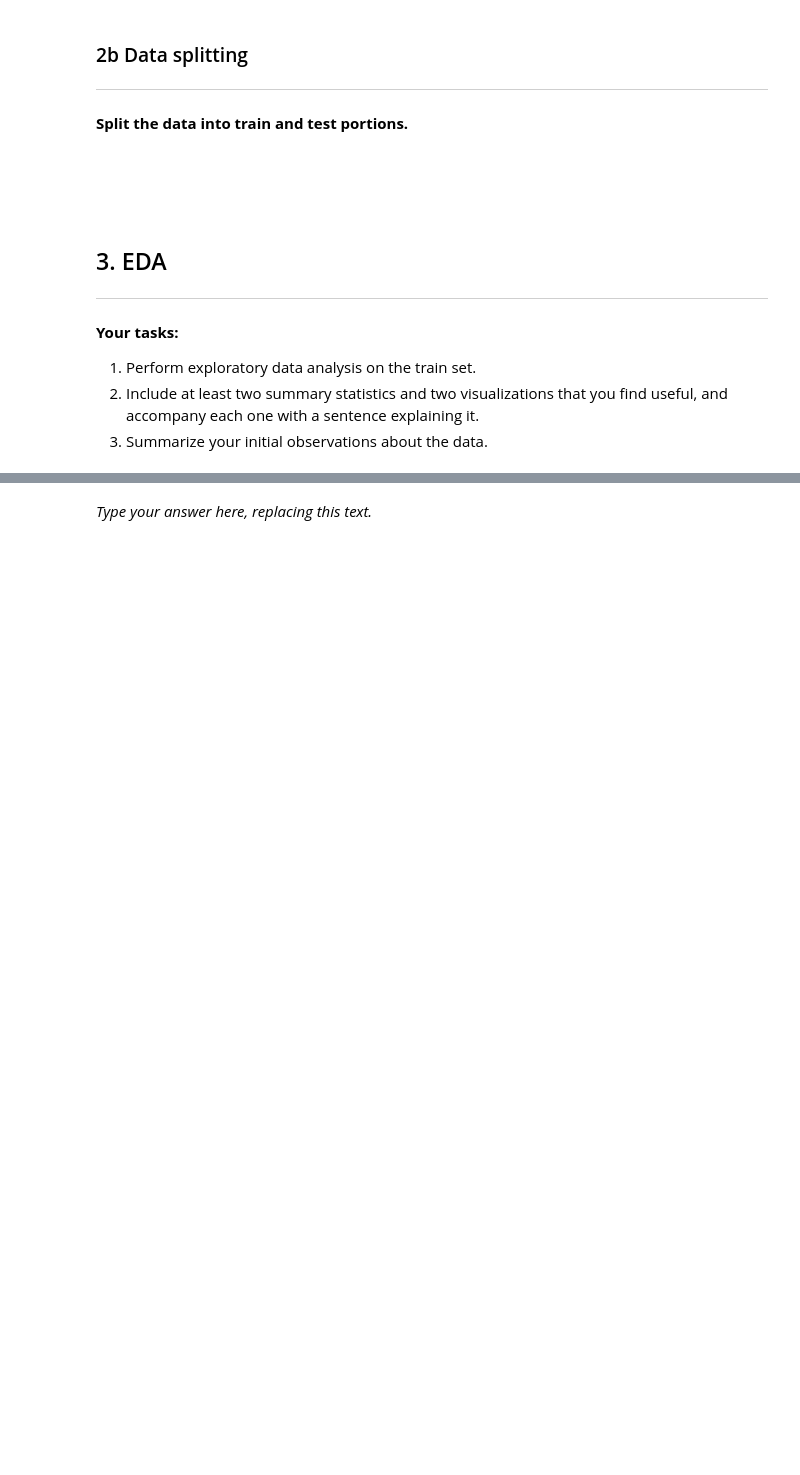
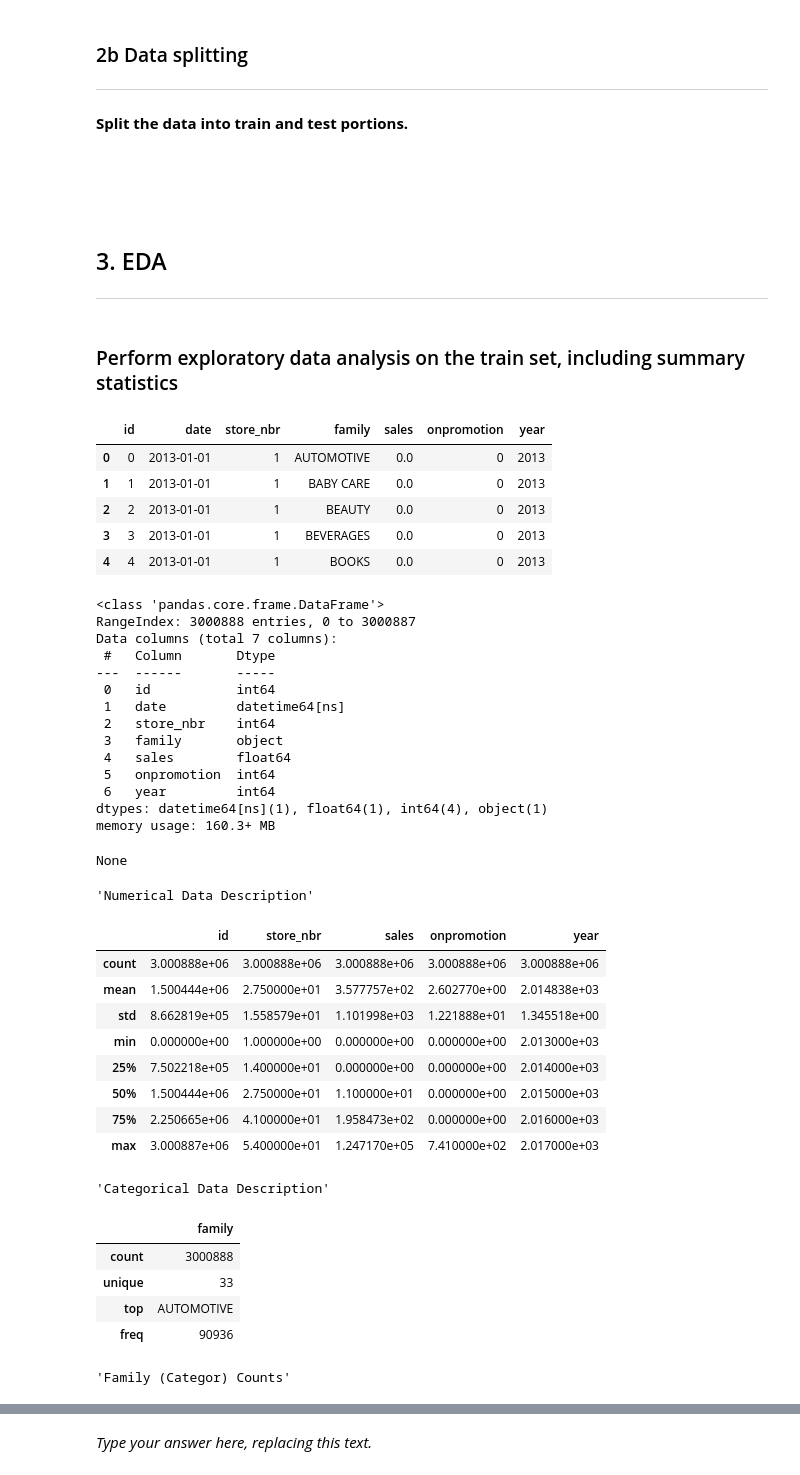
Before and after one commit to saraprettyman/Machine_Learning_Financial_Forcasting, a Jupyter notebook: project_submission.ipynb, the cells around one changed output, grey strips where cells are left out. Saved outputs shown, nothing was run; the diff lists cells and outputs as text; code cells hidden in the pictures; blank space fills up the shorter version.

```diff
--- a/project_submission.ipynb
+++ b/project_submission.ipynb
@@ -67,14 +74,62 @@ test_df = pd.read_csv('data/test.csv')
 <!-- END QUESTION -->
 
 <br><br>
-# %% [markdown]
-<!-- BEGIN QUESTION -->
-
-## 3. EDA <a name="3"></a>
-<hr>
-
-**Your tasks:**
-
-1. Perform exploratory data analysis on the train set.
-2. Include at least two summary statistics and two visualizations that you find useful, and accompany each one with a sentence explaining it.
-3. Summarize your initial observations about the data.
+# %% [markdown]
+<!-- BEGIN QUESTION -->
+
+## 3. EDA <a name="3"></a>
+
+<hr>
+# %% [markdown]
+### Perform exploratory data analysis on the train set, including summary statistics
+# %%
+display(train_df.head())
+display(train_df.info())
+
+display("Numerical Data Description")
+display(train_df.describe(include=['int64', 'float64']))
+
+display("Categorical Data Description")
+display(train_df.describe(include=['object']))
+
+display("Family (Categor) Counts")
+display(train_df['family'].value_counts())
+# %% [output]
+|  | id | date | store_nbr | family | sales | onpromotion | year |
+| 0 | 0 | 2013-01-01 | 1 | AUTOMOTIVE | 0.0 | 0 | 2013 |
+| 1 | 1 | 2013-01-01 | 1 | BABY CARE | 0.0 | 0 | 2013 |
+| 2 | 2 | 2013-01-01 | 1 | BEAUTY | 0.0 | 0 | 2013 |
+| 3 | 3 | 2013-01-01 | 1 | BEVERAGES | 0.0 | 0 | 2013 |
+| 4 | 4 | 2013-01-01 | 1 | BOOKS | 0.0 | 0 | 2013 |
+<class 'pandas.core.frame.DataFrame'>
+RangeIndex: 3000888 entries, 0 to 3000887
+Data columns (total 7 columns):
+ #   Column       Dtype
+---  ------       -----
+ 0   id           int64
+ 1   date         datetime64[ns]
+ 2   store_nbr    int64
+ 3   family       object
+ 4   sales        float64
+ 5   onpromotion  int64
+ 6   year         int64
+dtypes: datetime64[ns](1), float64(1), int64(4), object(1)
+memory usage: 160.3+ MB
+None
+'Numerical Data Description'
+|  | id | store_nbr | sales | onpromotion | year |
+| count | 3.000888e+06 | 3.000888e+06 | 3.000888e+06 | 3.000888e+06 | 3.000888e+06 |
+| mean | 1.500444e+06 | 2.750000e+01 | 3.577757e+02 | 2.602770e+00 | 2.014838e+03 |
+| std | 8.662819e+05 | 1.558579e+01 | 1.101998e+03 | 1.221888e+01 | 1.345518e+00 |
+| min | 0.000000e+00 | 1.000000e+00 | 0.000000e+00 | 0.000000e+00 | 2.013000e+03 |
+| 25% | 7.502218e+05 | 1.400000e+01 | 0.000000e+00 | 0.000000e+00 | 2.014000e+03 |
+| 50% | 1.500444e+06 | 2.750000e+01 | 1.100000e+01 | 0.000000e+00 | 2.015000e+03 |
+| 75% | 2.250665e+06 | 4.100000e+01 | 1.958473e+02 | 0.000000e+00 | 2.016000e+03 |
+| max | 3.000887e+06 | 5.400000e+01 | 1.247170e+05 | 7.410000e+02 | 2.017000e+03 |
+'Categorical Data Description'
+|  | family |
+| count | 3000888 |
+| unique | 33 |
+| top | AUTOMOTIVE |
+| freq | 90936 |
+'Family (Categor) Counts'
```
Also changed, not shown: parts of 47 cells of this notebook.
